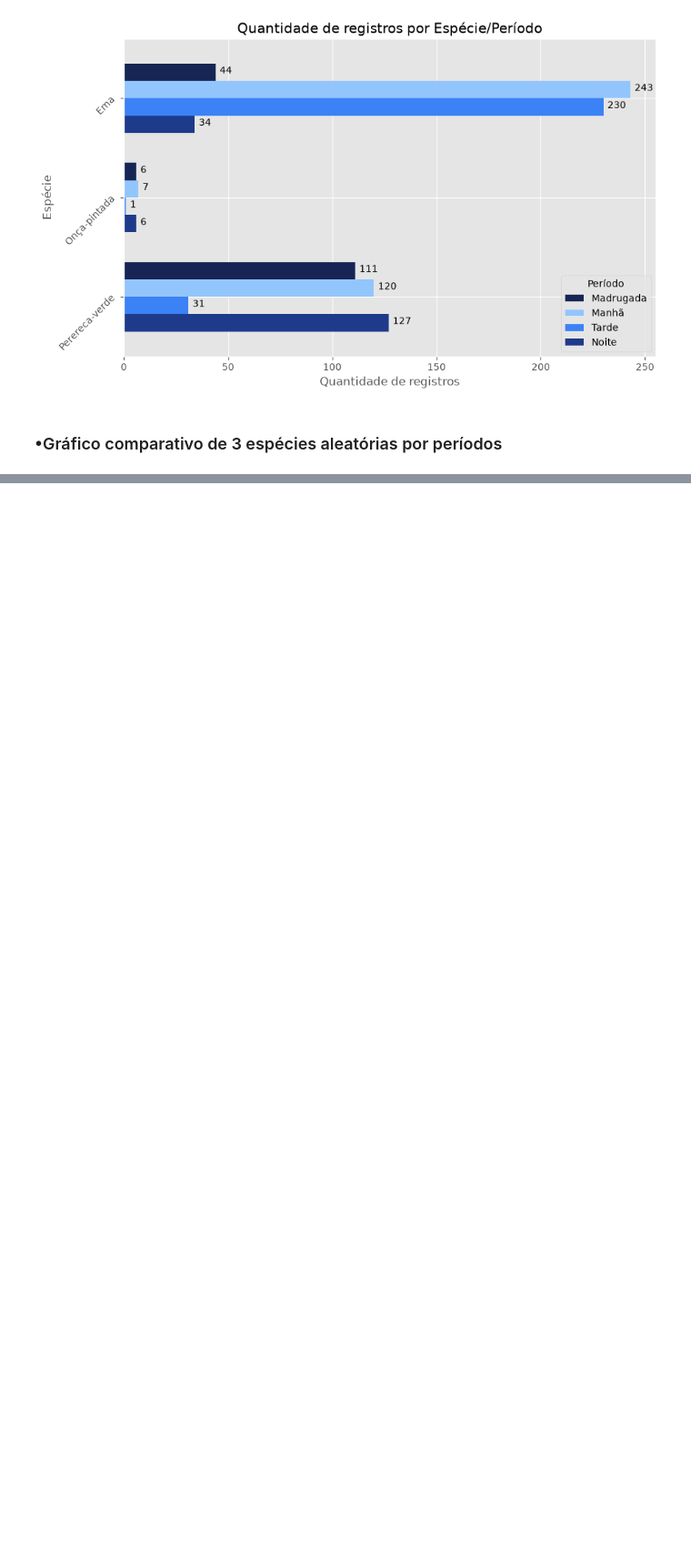
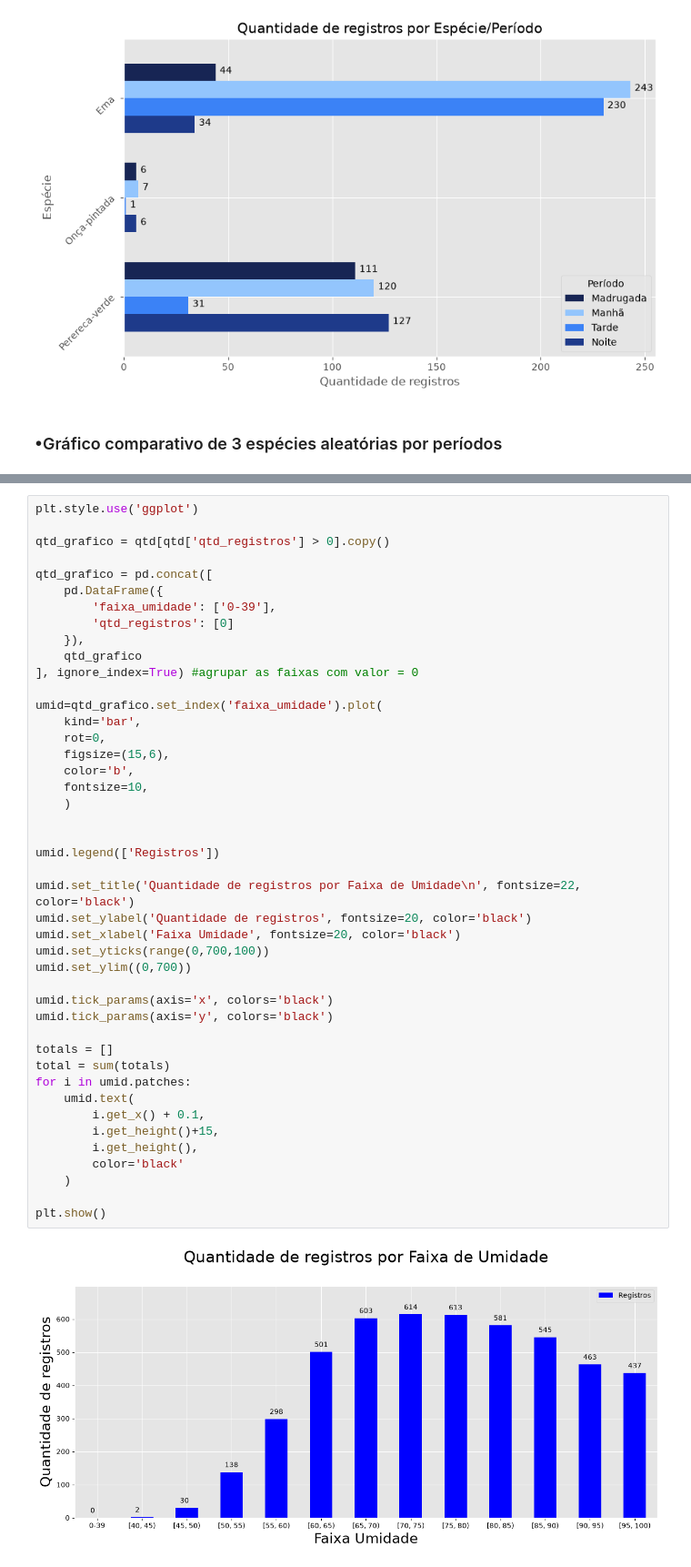
Before and after one commit to dinizjr/Trilha-IA, a Jupyter notebook: DS/Ex01.ipynb, the cells around one changed output, grey strips where cells are left out. Shown at 91% size. Drawn from its saved outputs; the diff is of its cells as text; blank space fills up the shorter version.

```diff
--- a/DS/Ex01.ipynb
+++ b/DS/Ex01.ipynb
@@ -548,0 +826,46 @@ plt.show()
+# %%
+plt.style.use('ggplot')
+
+qtd_grafico = qtd[qtd['qtd_registros'] > 0].copy()
+
+qtd_grafico = pd.concat([
+    pd.DataFrame({
+        'faixa_umidade': ['0-39'],
+        'qtd_registros': [0]
+    }),
+    qtd_grafico
+], ignore_index=True) #agrupar as faixas com valor = 0
+
+umid=qtd_grafico.set_index('faixa_umidade').plot(
+    kind='bar',
+    rot=0,
+    figsize=(15,6),
+    color='b',
+    fontsize=10,
+    )
+
+
+umid.legend(['Registros'])
+
+umid.set_title('Quantidade de registros por Faixa de Umidade\n', fontsize=22, color='black')
+umid.set_ylabel('Quantidade de registros', fontsize=20, color='black')
+umid.set_xlabel('Faixa Umidade', fontsize=20, color='black')
+umid.set_yticks(range(0,700,100))
+umid.set_ylim((0,700))
+
+umid.tick_params(axis='x', colors='black')
+umid.tick_params(axis='y', colors='black')
+
+totals = []
+total = sum(totals)
+for i in umid.patches:
+    umid.text(
+        i.get_x() + 0.1,
+        i.get_height()+15,
+        i.get_height(),
+        color='black'
+    )
+
+plt.show()
+# %% [output]
+[figure, added]
```
Also changed, not shown: parts of 15 cells of this notebook.
